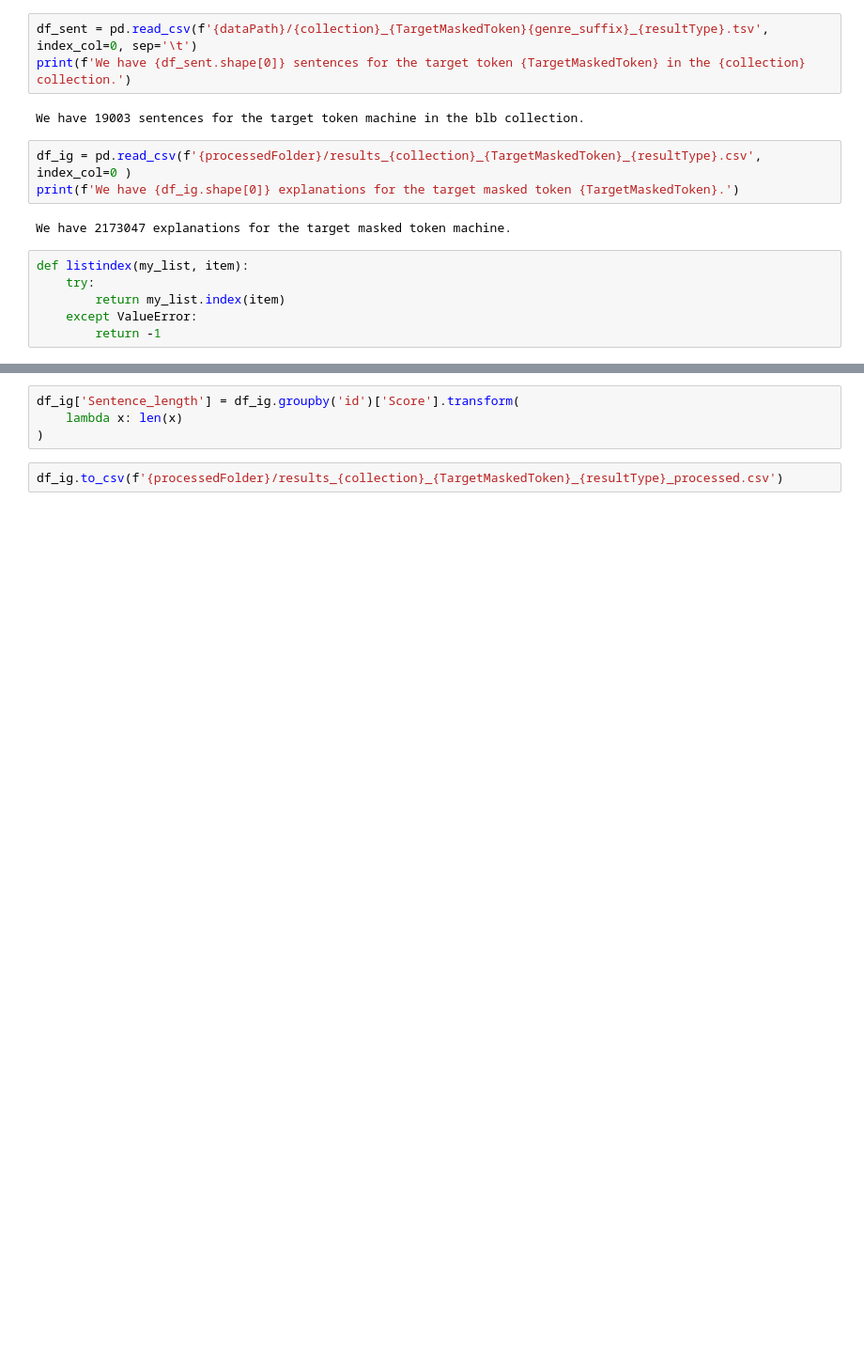
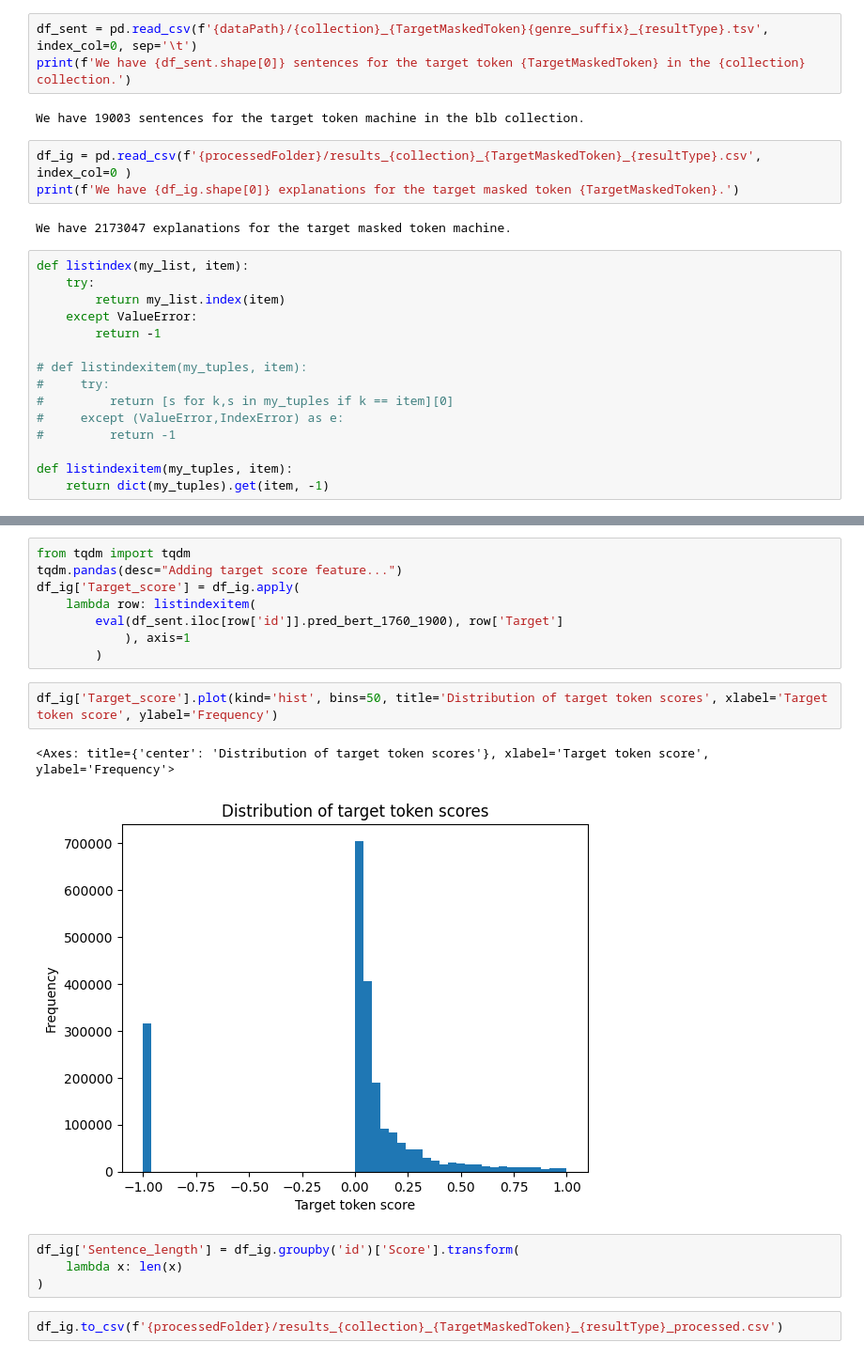
Before and after one commit to Text-Machine/mask-predict, a Jupyter notebook: 2-process-gradient-data.ipynb, the cells around one changed output, grey strips where cells are left out. Shown at 94% size. Drawn from its saved outputs; the diff is of its cells as text; blank space fills up the shorter version.

```diff
--- a/2-process-gradient-data.ipynb
+++ b/2-process-gradient-data.ipynb
@@ -34,6 +34,15 @@ def listindex(my_list, item):
         return my_list.index(item)
     except ValueError:
         return -1
+
+# def listindexitem(my_tuples, item):
+#     try:
+#         return [s for k,s in my_tuples if k == item][0]
+#     except (ValueError,IndexError) as e:
+#         return -1
+
+def listindexitem(my_tuples, item):
+    return dict(my_tuples).get(item, -1)
 # %%
 print('Normalizing the scores for each sentence...')
 df_ig['Score_normalized'] = df_ig.groupby('id')['Score'].transform(
@@ -53,3 +66,16 @@ df_ig['Target_position'] = df_ig.apply(
+# %%
+from tqdm import tqdm
+tqdm.pandas(desc="Adding target score feature...")
+df_ig['Target_score'] = df_ig.apply(
+    lambda row: listindexitem(
+        eval(df_sent.iloc[row['id']].pred_bert_1760_1900), row['Target']
+            ), axis=1
+        )
+# %%
+df_ig['Target_score'].plot(kind='hist', bins=50, title='Distribution of target token scores', xlabel='Target token score', ylabel='Frequency')
+# %% [output]
+<Axes: title={'center': 'Distribution of target token scores'}, xlabel='Target token score', ylabel='Frequency'>
+[figure, added]
 # %%
 df_ig['Sentence_length'] = df_ig.groupby('id')['Score'].transform(
     lambda x: len(x)
```
Also changed, not shown: parts of 1 cell of this notebook, 4 other files.
